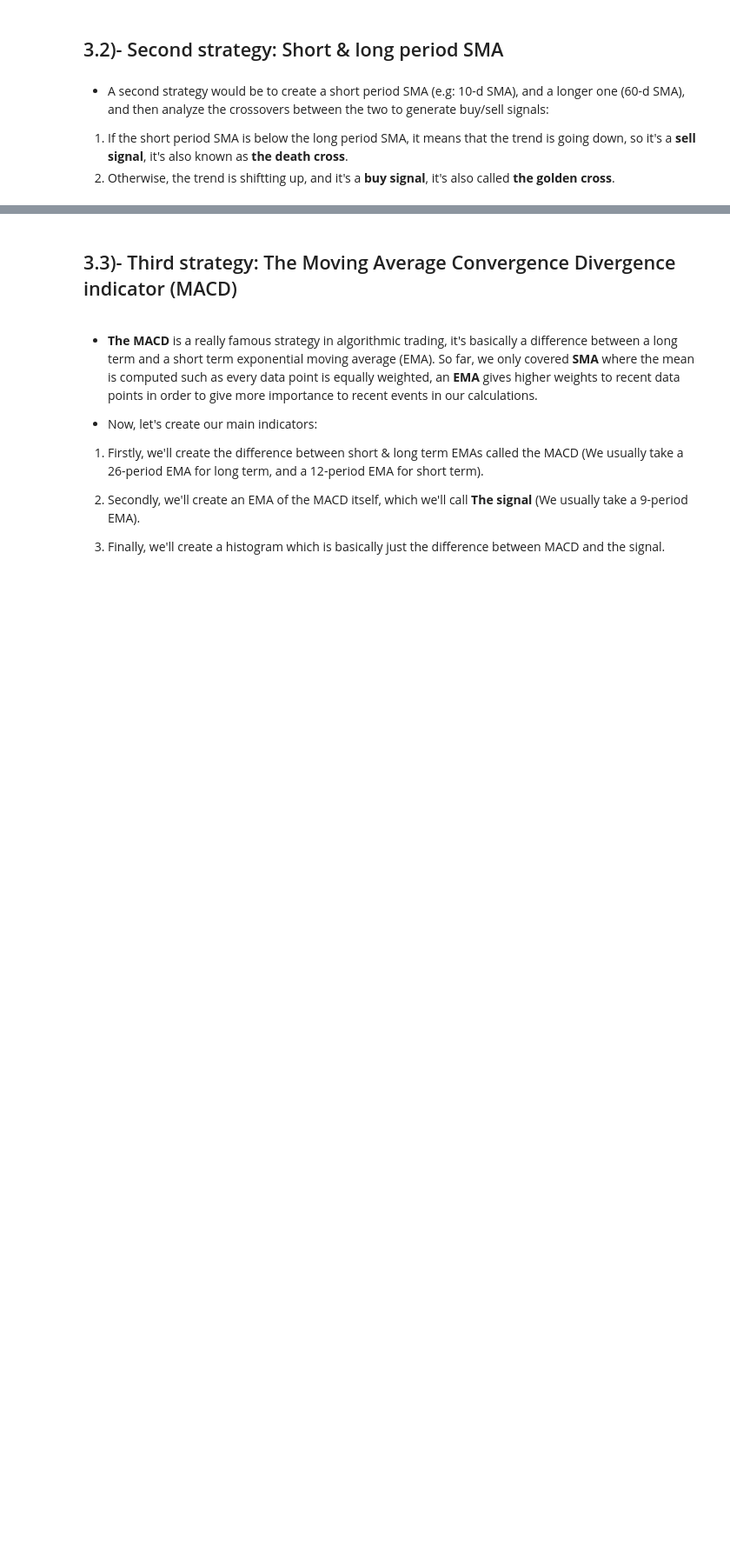
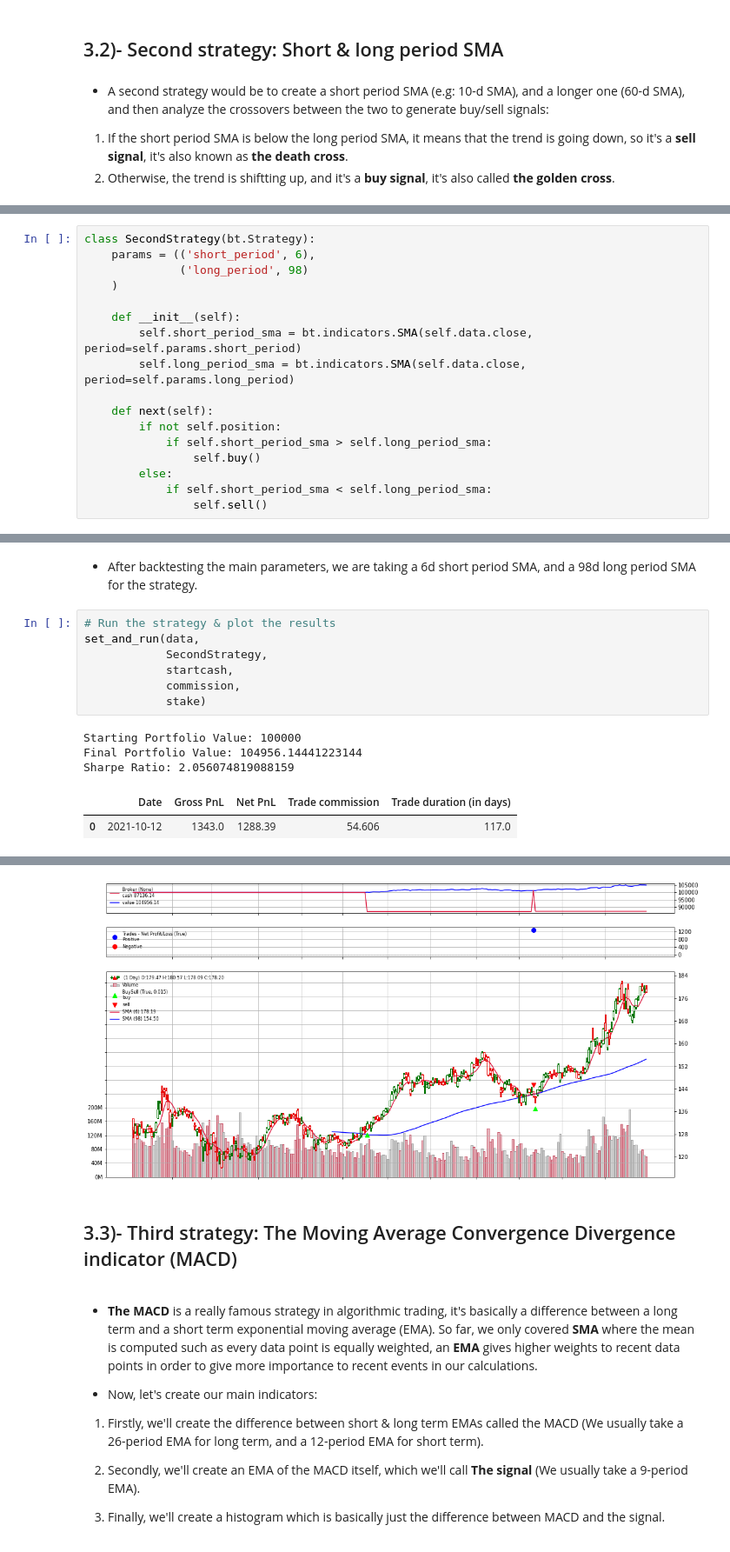
Before and after one commit to aahouzi/Stock-price-forecasting, a Jupyter notebook: notebooks/quantitative_trading_strategies.ipynb, the cells around one changed output, grey strips where cells are left out. Shown at 87% size. Saved outputs shown, nothing was run; the diff lists cells and outputs as text; blank space fills up the shorter version.

```diff
--- a/notebooks/quantitative_trading_strategies.ipynb
+++ b/notebooks/quantitative_trading_strategies.ipynb
@@ -350,0 +280,17 @@ plt.show()
+# %%
+class SecondStrategy(bt.Strategy):
+    params = (('short_period', 6),
+              ('long_period', 98)
+    )
+
+    def __init__(self):
+        self.short_period_sma = bt.indicators.SMA(self.data.close, period=self.params.short_period)
+        self.long_period_sma = bt.indicators.SMA(self.data.close, period=self.params.long_period)
+
+    def next(self):
+        if not self.position:
+            if self.short_period_sma > self.long_period_sma:
+                self.buy()
+        else:
+            if self.short_period_sma < self.long_period_sma:
+                self.sell()
@@ -350,0 +333,15 @@ plt.show()
+# %% [markdown]
+- After backtesting the main parameters, we are taking a 6d short period SMA, and a 98d long period SMA for the strategy.
+# %%
+# Run the strategy & plot the results
+set_and_run(data,
+            SecondStrategy,
+            startcash,
+            commission,
+            stake)
+# %% [output]
+Starting Portfolio Value: 100000
+Final Portfolio Value: 104956.14441223144
+Sharpe Ratio: 2.056074819088159
+|  | Date | Gross PnL | Net PnL | Trade commission | Trade duration (in days) |
+| 0 | 2021-10-12 | 1343.0 | 1288.39 | 54.606 | 117.0 |
@@ -351,3 +350,4 @@ plt.show()
+[figure, added]
 # %% [markdown]
 ## 3.3)- Third strategy: The Moving Average Convergence Divergence indicator (MACD)
 # %% [markdown]
```
Also changed, not shown: parts of 22 cells of this notebook.
